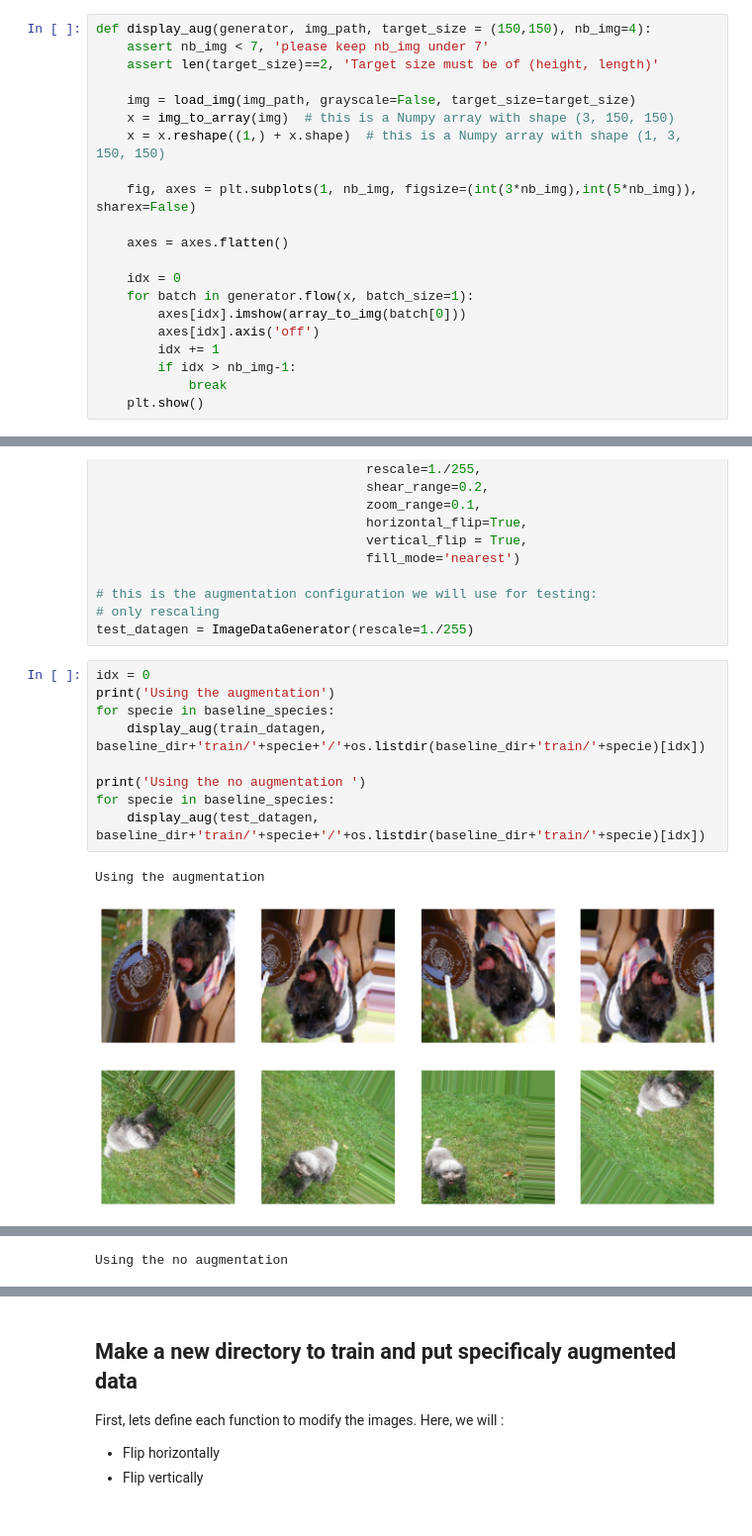
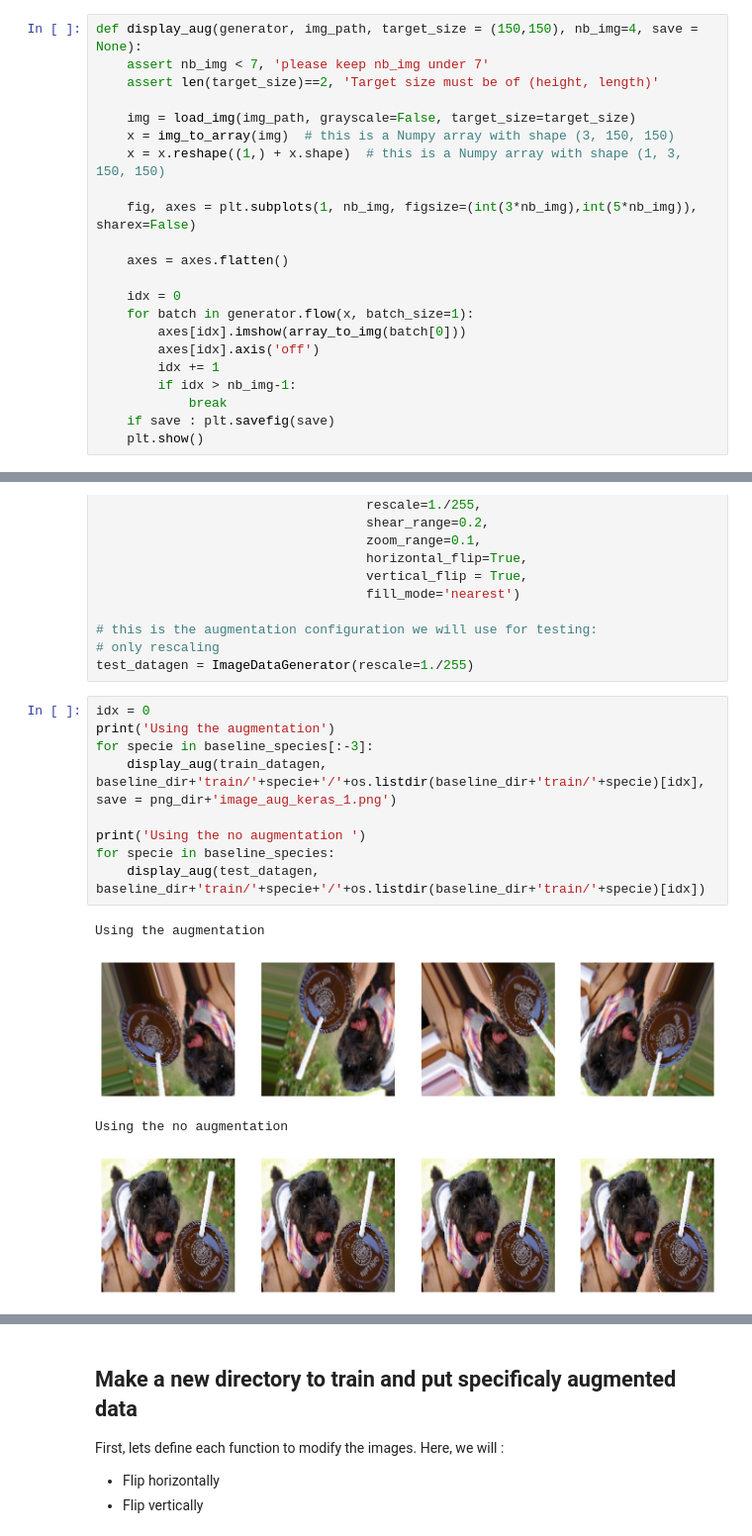
Before and after one commit to Jeremynadal33/classify_stanford_dogs, a Jupyter notebook: baseline.ipynb, the cells around one changed output, grey strips where cells are left out. Shown at 99% size. Drawn from its saved outputs; the diff is of its cells as text.

```diff
--- a/baseline.ipynb
+++ b/baseline.ipynb
@@ -234,7 +235,7 @@ Found 125 images
 # %% [markdown]
 ## Now lets instanciate an image augmentation object from tf.keras to understand its behavior
 # %%
-def display_aug(generator, img_path, target_size = (150,150), nb_img=4):
+def display_aug(generator, img_path, target_size = (150,150), nb_img=4, save = None):
     assert nb_img < 7, 'please keep nb_img under 7'
     assert len(target_size)==2, 'Target size must be of (height, length)'
 
@@ -253,6 +254,7 @@ def display_aug(generator, img_path, target_size = (150,150), nb_img=4):
         idx += 1
         if idx > nb_img-1:
             break
+    if save : plt.savefig(save)
     plt.show()
 # %% [markdown]
 ## Lets build two imagedatagenerator : one will be used for data augmentation later and the other which doesnot do data augmentation.
@@ -277,13 +279,14 @@ test_datagen = ImageDataGenerator(rescale=1./255)
 # %%
 idx = 0
 print('Using the augmentation')
-for specie in baseline_species:
-    display_aug(train_datagen, baseline_dir+'train/'+specie+'/'+os.listdir(baseline_dir+'train/'+specie)[idx])
+for specie in baseline_species[:-3]:
+    display_aug(train_datagen, baseline_dir+'train/'+specie+'/'+os.listdir(baseline_dir+'train/'+specie)[idx], save = png_dir+'image_aug_keras_1.png')
 
 print('Using the no augmentation ')
 for specie in baseline_species:
     display_aug(test_datagen, baseline_dir+'train/'+specie+'/'+os.listdir(baseline_dir+'train/'+specie)[idx])
 # %% [output]
 Using the augmentation
-[figure, old version]
+[figure, new version]
+Using the no augmentation
-[figure, old version]
+[figure, new version]
@@ -292 +294,0 @@ Using the augmentation
-Using the no augmentation
```
Also changed, not shown: parts of 23 cells of this notebook.
